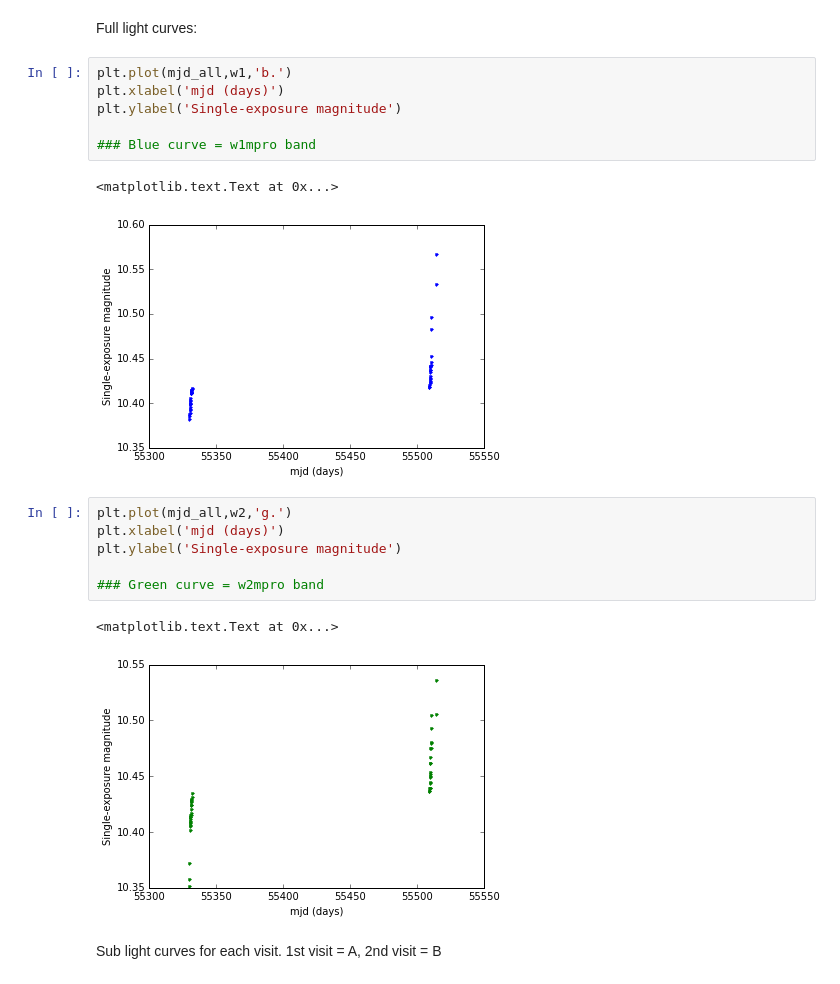
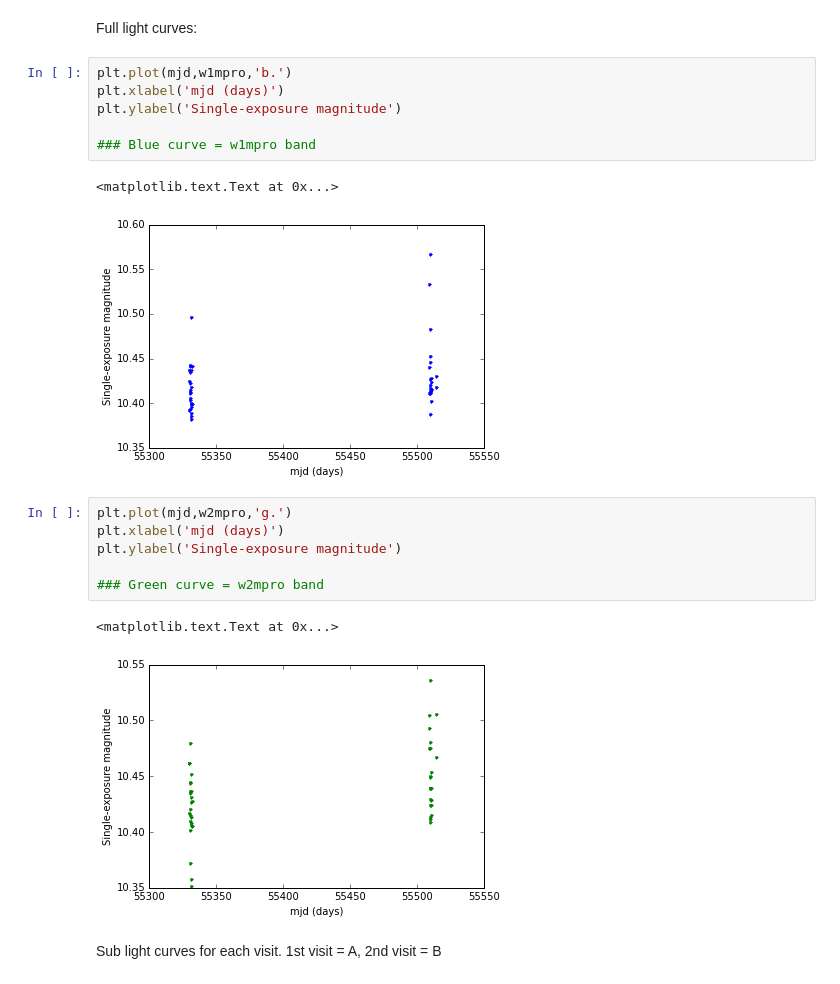
Before and after one commit to RileyWClarke/WISE_Boyajian, a Jupyter notebook: WISE_Boyajian.ipynb, the cells around one changed output. Drawn from its saved outputs; the diff is of its cells as text.

Commit message:
Removed sorting, changed to scatter plots

```diff
--- a/WISE_Boyajian.ipynb
+++ b/WISE_Boyajian.ipynb
@@ -11,23 +11,23 @@ mjd, w1mpro, w1mpro_err, w2mpro, w2mpro_err = np.loadtxt('boyajian_table.txt', u
 # %% [markdown]
 Full light curves:
 # %%
-plt.plot(mjd_all,w1,'b.')
+plt.plot(mjd,w1mpro,'b.')
 plt.xlabel('mjd (days)')
 plt.ylabel('Single-exposure magnitude')
 
 ### Blue curve = w1mpro band
 # %% [output]
 <matplotlib.text.Text at 0x...>
-[figure, old version]
+[figure, new version]
 # %%
-plt.plot(mjd_all,w2,'g.')
+plt.plot(mjd,w2mpro,'g.')
 plt.xlabel('mjd (days)')
 plt.ylabel('Single-exposure magnitude')
 
 ### Green curve = w2mpro band
 # %% [output]
 <matplotlib.text.Text at 0x...>
-[figure, old version]
+[figure, new version]
 # %% [markdown]
 Sub light curves for each visit. 1st visit = A, 2nd visit = B
 # %%
```
Also changed, not shown: parts of 5 cells of this notebook.
